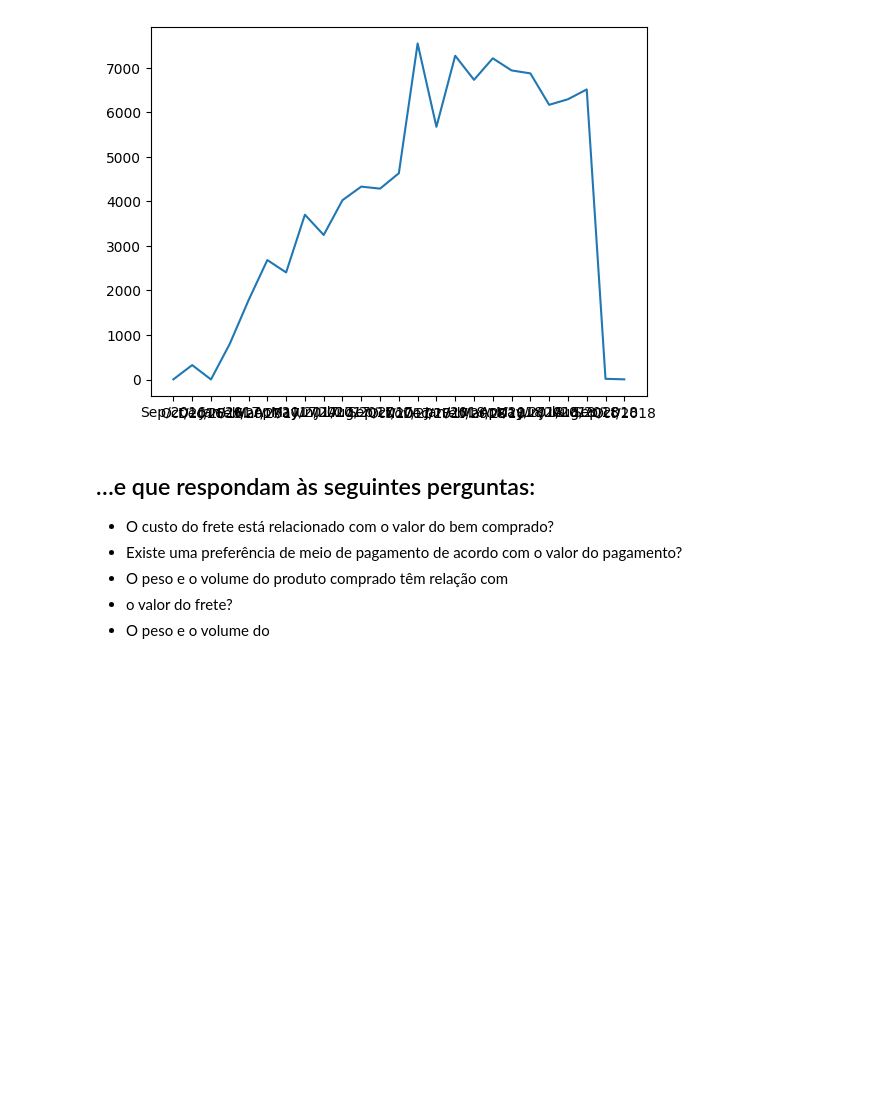
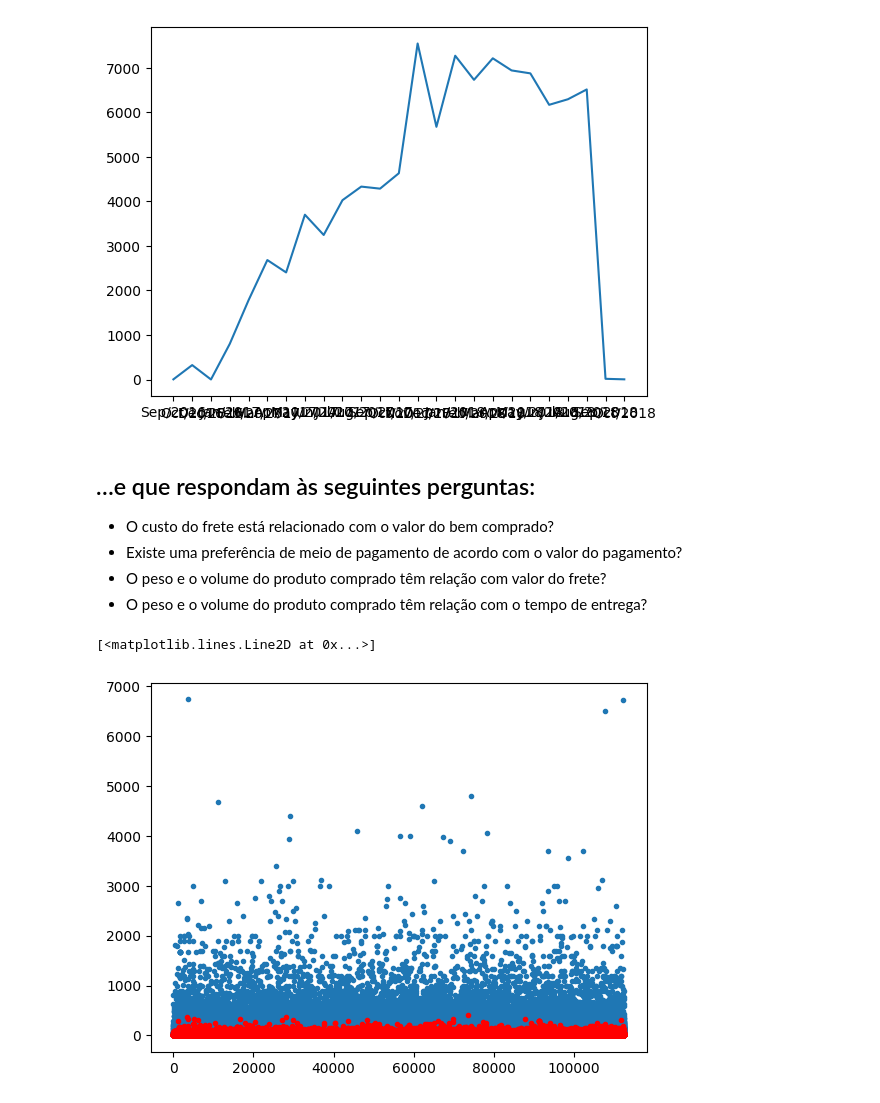
Before and after one commit to DS-Johnny/Estatistica_AnalisedeDados, a Jupyter notebook: ciclo_3/exercicio_ciclo_3.ipynb, the cells around one changed output. Cells and saved outputs as stored; diff of their text form; code cells hidden in the pictures; blank space fills up the shorter version.

```diff
--- a/ciclo_3/exercicio_ciclo_3.ipynb
+++ b/ciclo_3/exercicio_ciclo_3.ipynb
@@ -138,6 +89,12 @@ plt.plot(orders_by_period['month/Year'], orders_by_period['order_id'])
 
 - O custo do frete está relacionado com o valor do bem comprado?
 - Existe uma preferência de meio de pagamento de acordo com o valor do pagamento?
-- O peso e o volume do produto comprado têm relação com
-- o valor do frete?
-- O peso e o volume do
+- O peso e o volume do produto comprado têm relação com valor do frete?
+- O peso e o volume do produto comprado têm relação com o tempo de entrega?
+# %%
+
+plt.plot(oi['price'], '.')
+plt.plot(oi['freight_value'], '.r')
+# %% [output]
+[<matplotlib.lines.Line2D at 0x...>]
+[figure, added]
```
Also changed, not shown: parts of 12 cells of this notebook.
